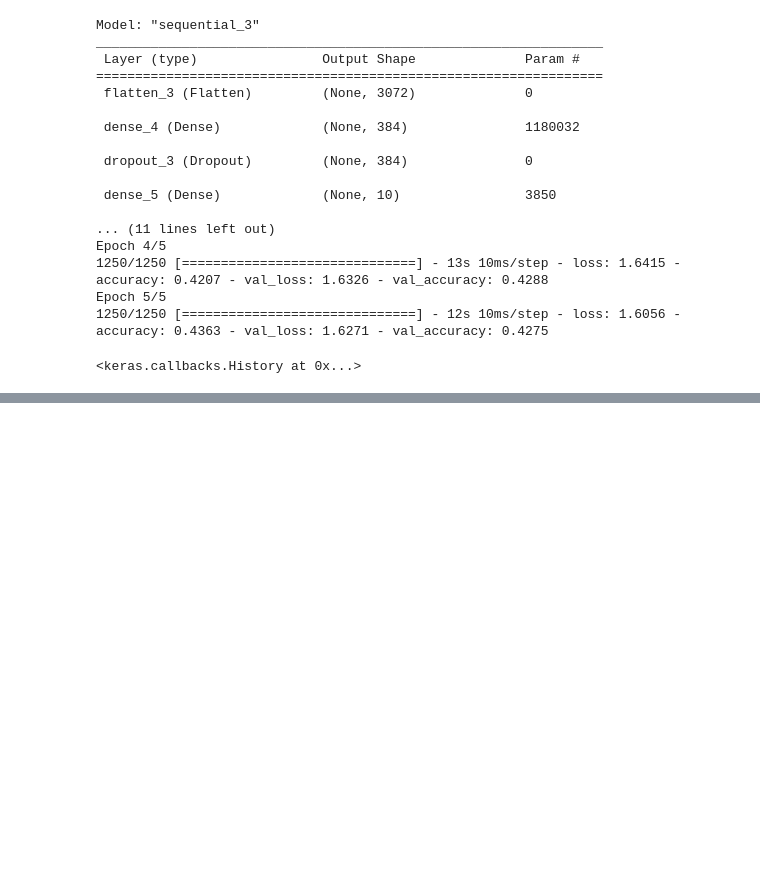
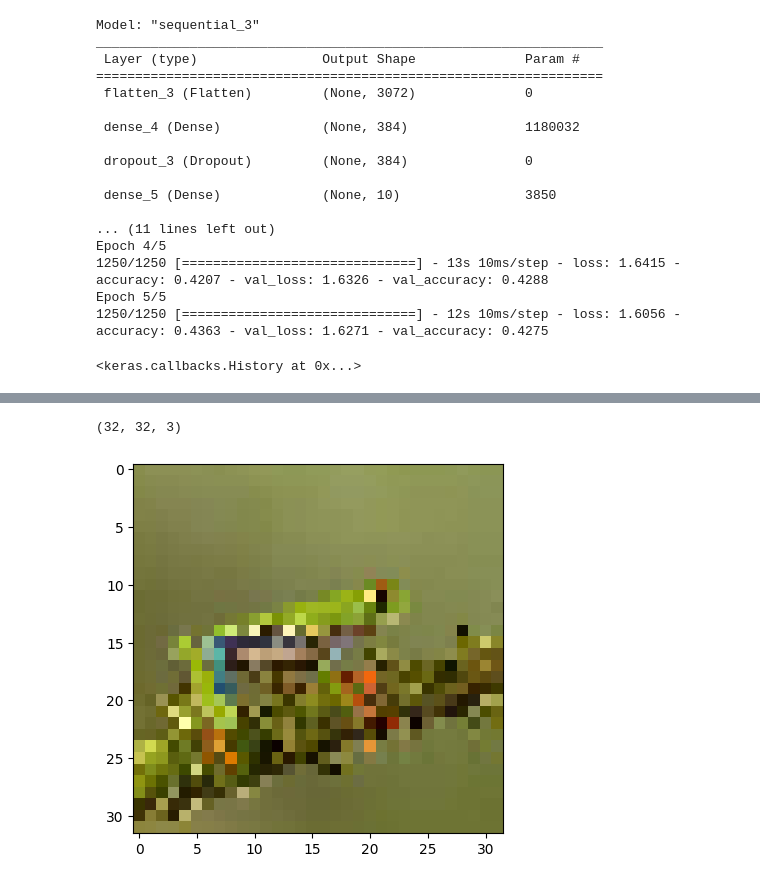
Before and after one commit to Jaorow/hyperLearn, a Jupyter notebook: make-model.ipynb, the cells around one changed output, grey strips where cells are left out. Cells and saved outputs as stored; diff of their text form; code cells hidden in the pictures; blank space fills up the shorter version.

```diff
--- a/make-model.ipynb
+++ b/make-model.ipynb
@@ -232,0 +245,13 @@ prediction = mod.predict(test_x)
+# %%
+def change_file(filename):
+    f = tf.keras.preprocessing.image.load_img(filename,target_size=(32,32))
+    f =  tf.keras.preprocessing.image.img_to_array(f)
+    f = f/255
+    f.reshape(32,32,3)
+    plt.imshow(f)
+    return f
+f = change_file("frog1.png")
+f.shape
+# %% [output]
+(32, 32, 3)
+[figure, added]
```
Also changed, not shown: parts of 6 cells of this notebook, 1 other file.
